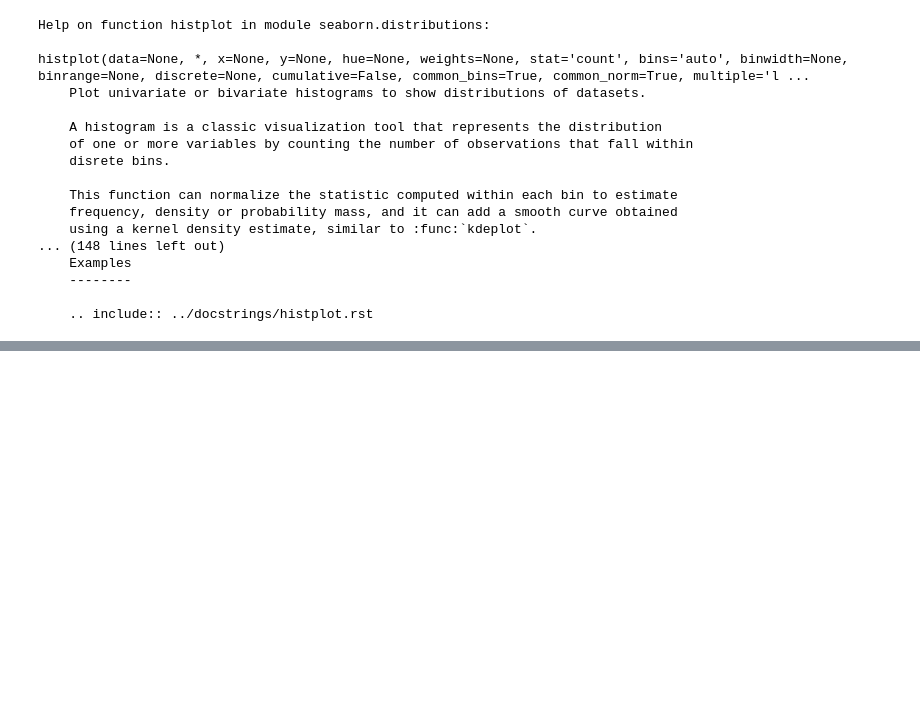
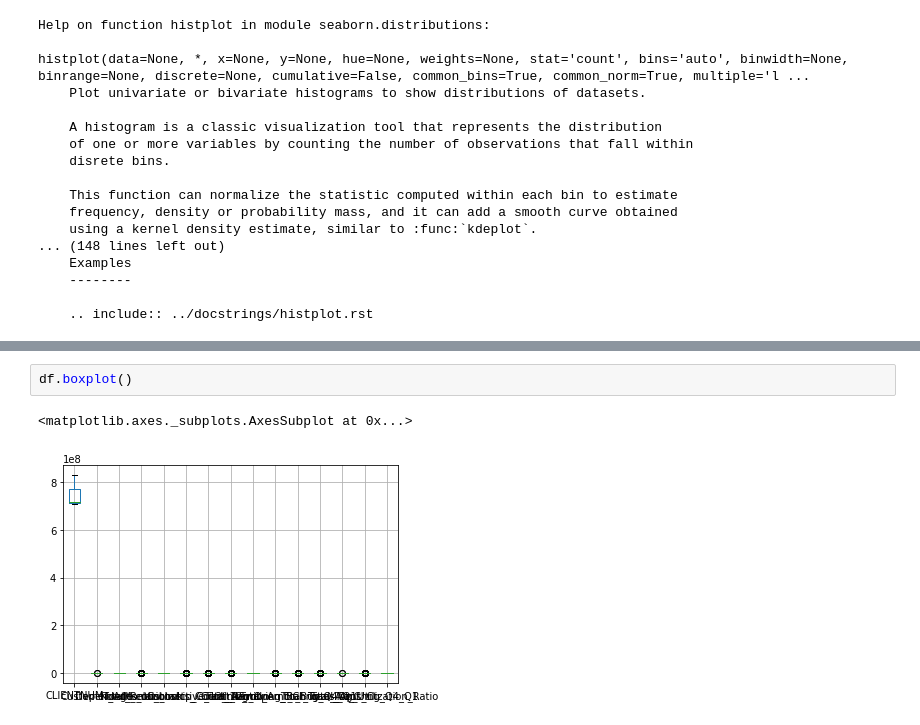
Before and after one commit to agilepydev/Project_04_bis-Churn_prediction, a Jupyter notebook: EDA.ipynb, the cells around one changed output, grey strips where cells are left out. Cells and saved outputs as stored; diff of their text form; blank space fills up the shorter version.

```diff
--- a/EDA.ipynb
+++ b/EDA.ipynb
@@ -131,0 +255,5 @@ Name: Months_on_book, Length: 124, dtype: int64
+# %%
+df.boxplot()
+# %% [output]
+<matplotlib.axes._subplots.AxesSubplot at 0x...>
+[figure, added]
```
Also changed, not shown: parts of 34 cells of this notebook, 1 other file.
